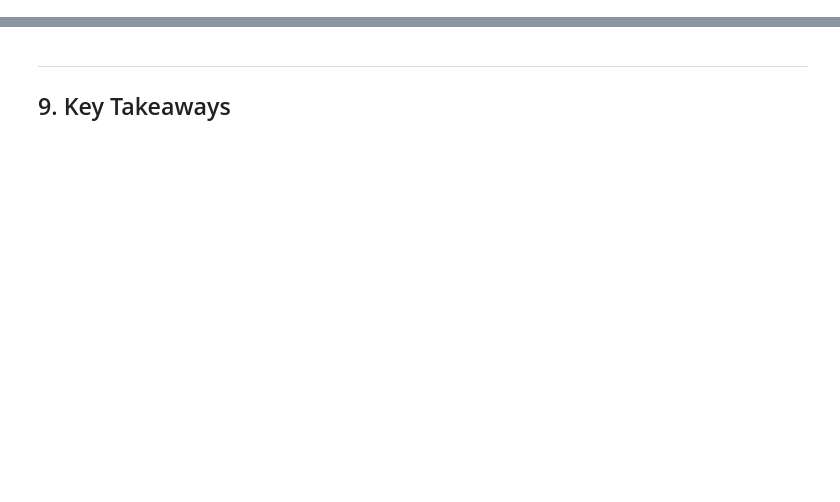
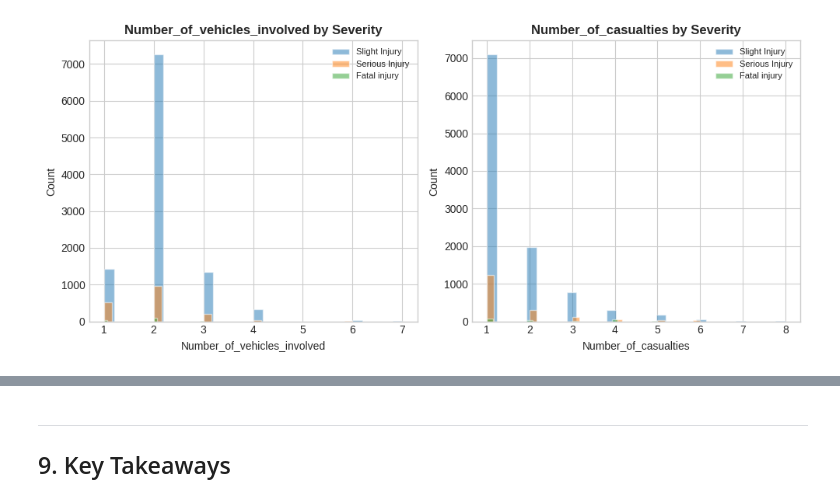
Before and after one commit to Deanmeisong/kaggle_competition, a Jupyter notebook: housing-affordability-prediction.ipynb, the cells around one changed output, grey strips where cells are left out. Cells and saved outputs as stored; diff of their text form; code cells hidden in the pictures; blank space fills up the shorter version.

```diff
--- a/housing-affordability-prediction.ipynb
+++ b/housing-affordability-prediction.ipynb
@@ -1099,0 +264,27 @@ This model, if adapted to Australian data, would serve multiple government stake
+# %%
+# Numeric features analysis
+numeric_feats = [c for c in df.select_dtypes(include=[np.number]).columns if c != TARGET]
+
+if len(numeric_feats) > 0:
+    n_num = min(len(numeric_feats), 4)
+    fig, axes = plt.subplots(1, n_num, figsize=(5 * n_num, 4.5))
+    if n_num == 1:
+        axes = [axes]
+
+    for idx, feat in enumerate(numeric_feats[:n_num]):
+        ax = axes[idx]
+        for sev_val in df[TARGET].unique():
+            subset = df[df[TARGET] == sev_val][feat].dropna()
+            ax.hist(subset, bins=30, alpha=0.5, label=str(sev_val), edgecolor='white')
+        ax.set_title(f'{feat} by Severity', fontweight='bold')
+        ax.set_xlabel(feat)
+        ax.set_ylabel('Count')
+        ax.legend(fontsize=8)
+
+    plt.tight_layout()
+    plt.savefig('eda_numeric.png', dpi=120, bbox_inches='tight')
+    plt.show()
+else:
+    print("No numeric features found (all categorical dataset)")
+# %% [output]
+[figure, added]
```
Also changed, not shown: parts of 51 cells of this notebook.
